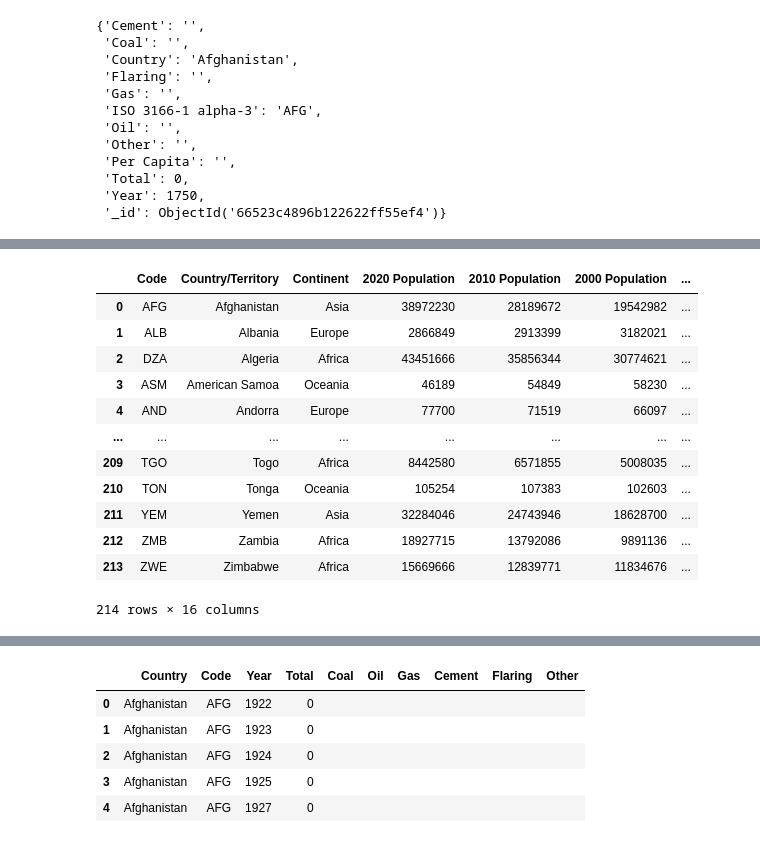
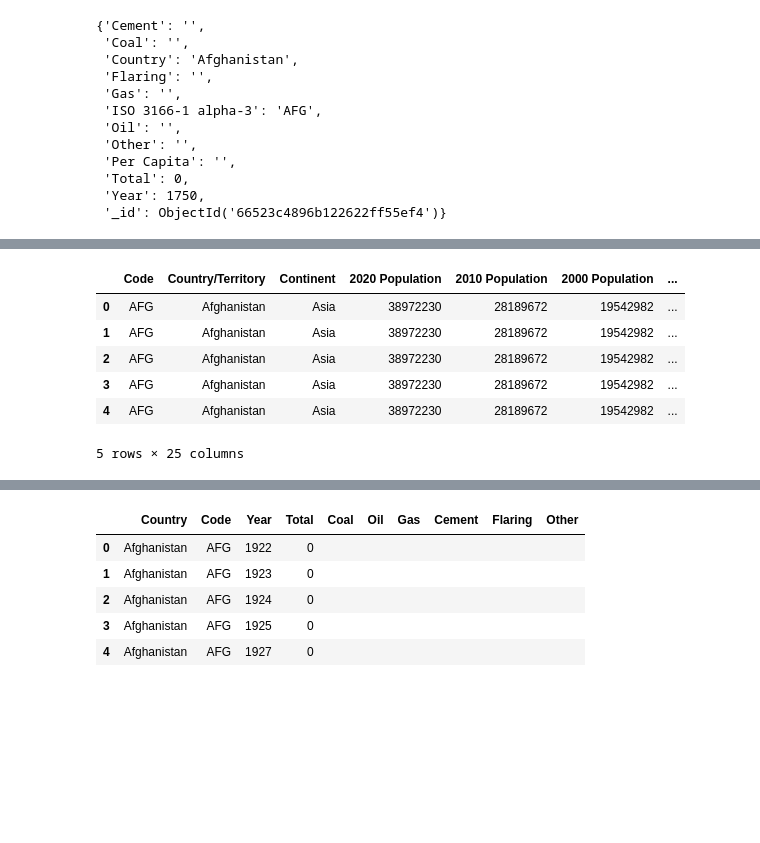
Before and after one commit to ddaniel2024/Project-3, a Jupyter notebook: notebook.ipynb, the cells around one changed output, grey strips where cells are left out. Drawn from its saved outputs; the diff is of its cells as text; code cells hidden in the pictures; blank space fills up the shorter version.

```diff
--- a/notebook.ipynb
+++ b/notebook.ipynb
@@ -220,18 +148,12 @@ population_df.head()
 # %%
-merged_df = pd.merge(population_df, gdp_df, on="Code", how="inner")
+merged_df = pd.merge(population_df, gdp_df, on="Code", how="inner").merge(emissions_df, on="Code", how="inner")
 
-merged_df
+merged_df.head()
 # %% [output]
 |  | Code | Country/Territory | Continent | 2020 Population | 2010 Population | 2000 Population | ... |
 | 0 | AFG | Afghanistan | Asia | 38972230 | 28189672 | 19542982 | ... |
-| 1 | ALB | Albania | Europe | 2866849 | 2913399 | 3182021 | ... |
-| 2 | DZA | Algeria | Africa | 43451666 | 35856344 | 30774621 | ... |
-| 3 | ASM | American Samoa | Oceania | 46189 | 54849 | 58230 | ... |
-| 4 | AND | Andorra | Europe | 77700 | 71519 | 66097 | ... |
-| ... | ... | ... | ... | ... | ... | ... | ... |
-| 209 | TGO | Togo | Africa | 8442580 | 6571855 | 5008035 | ... |
-| 210 | TON | Tonga | Oceania | 105254 | 107383 | 102603 | ... |
-| 211 | YEM | Yemen | Asia | 32284046 | 24743946 | 18628700 | ... |
-| 212 | ZMB | Zambia | Africa | 18927715 | 13792086 | 9891136 | ... |
-| 213 | ZWE | Zimbabwe | Africa | 15669666 | 12839771 | 11834676 | ... |
+| 1 | AFG | Afghanistan | Asia | 38972230 | 28189672 | 19542982 | ... |
+| 2 | AFG | Afghanistan | Asia | 38972230 | 28189672 | 19542982 | ... |
+| 3 | AFG | Afghanistan | Asia | 38972230 | 28189672 | 19542982 | ... |
+| 4 | AFG | Afghanistan | Asia | 38972230 | 28189672 | 19542982 | ... |
-214 rows × 16 columns
+5 rows × 25 columns
```
Also changed, not shown: parts of 21 cells of this notebook, 1 other file.
